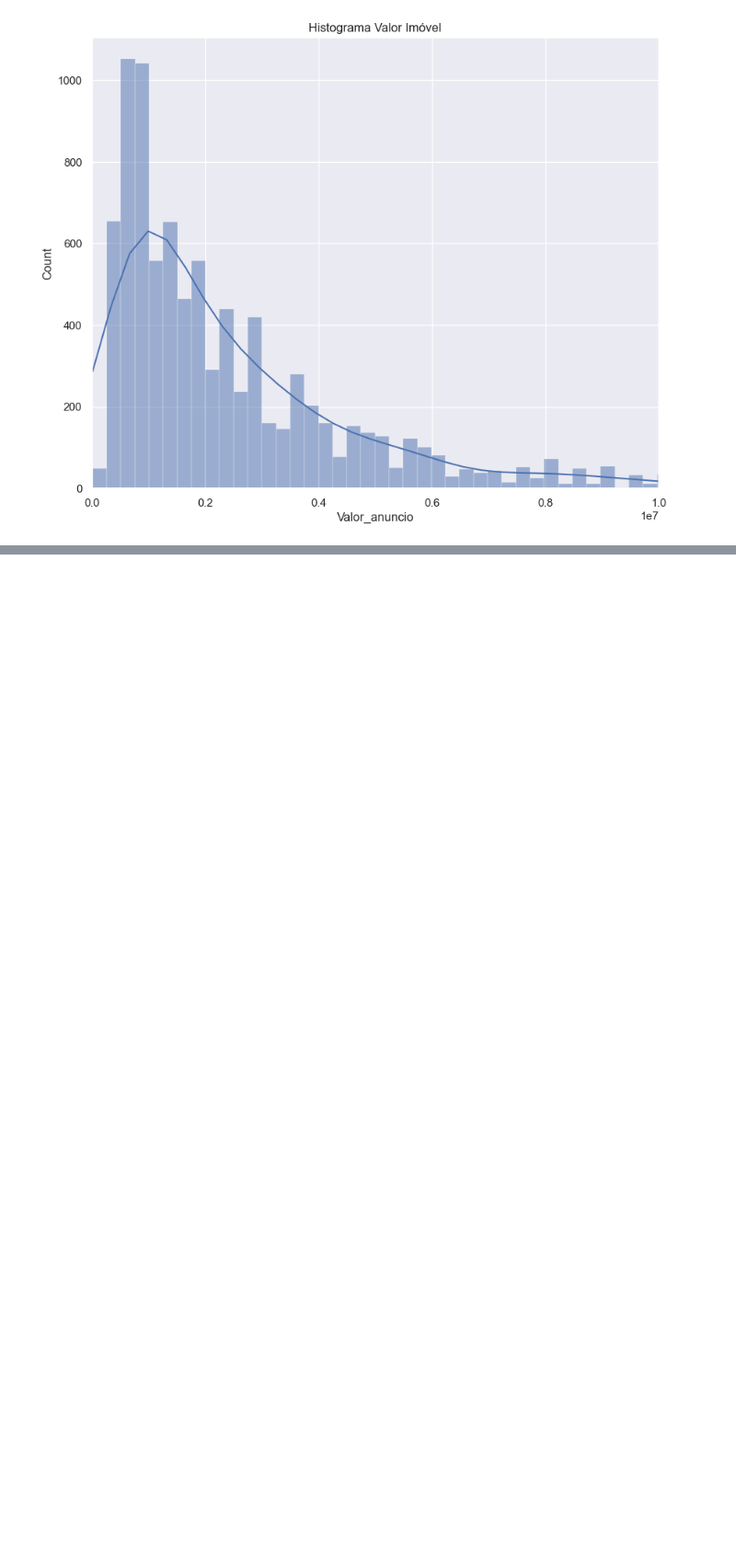
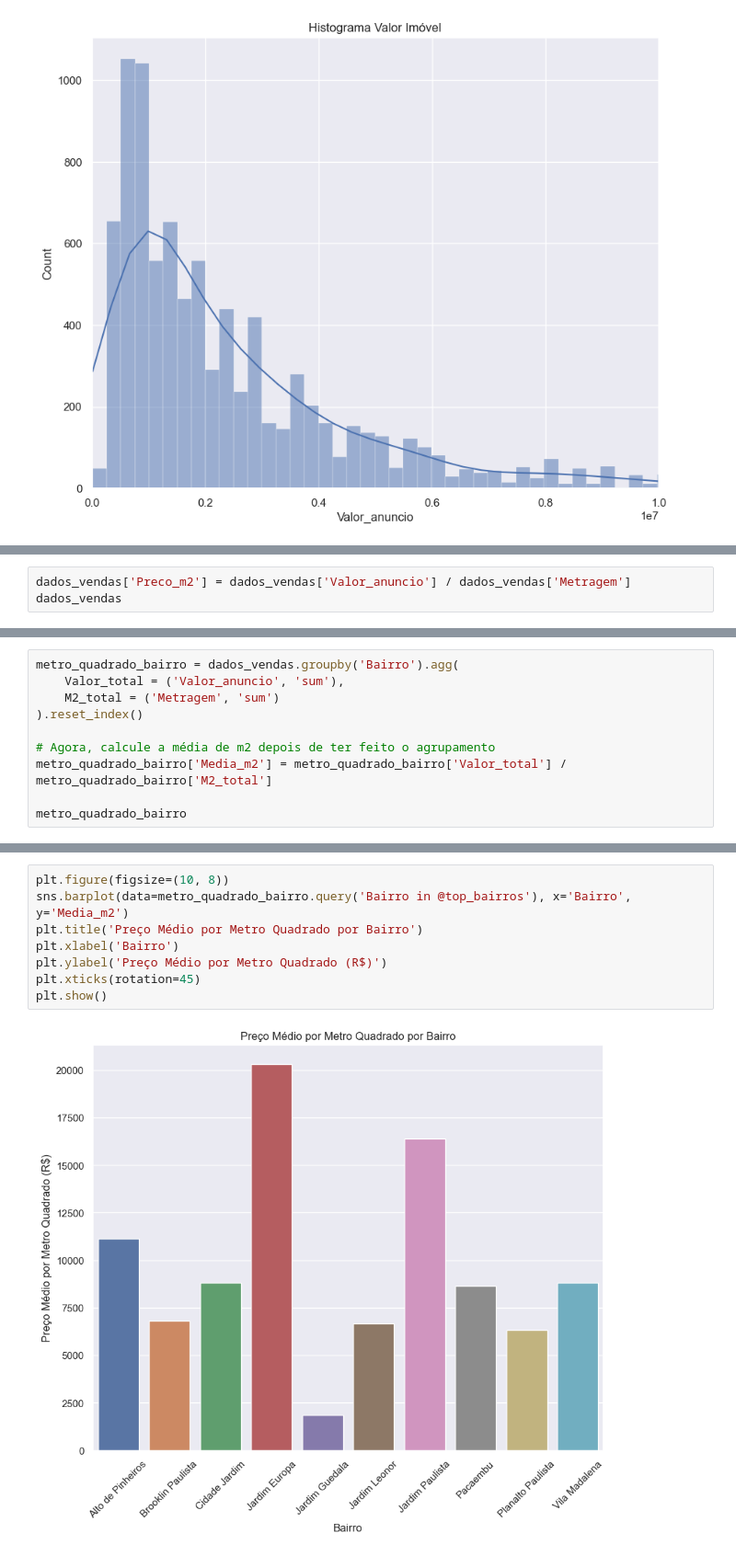
Before and after one commit to MatheusgMoreira/alura, a Jupyter notebook: Imersão Dados 4/imersao_dados_4.ipynb, the cells around one changed output, grey strips where cells are left out. Shown at 92% size. Saved outputs shown, nothing was run; the diff lists cells and outputs as text; blank space fills up the shorter version.

```diff
--- a/Imersão Dados 4/imersao_dados_4.ipynb
+++ b/Imersão Dados 4/imersao_dados_4.ipynb
@@ -335,0 +399,3 @@ plt.show()
+# %%
+dados_vendas['Preco_m2'] = dados_vendas['Valor_anuncio'] / dados_vendas['Metragem']
+dados_vendas
@@ -335,0 +421,10 @@ plt.show()
+# %%
+metro_quadrado_bairro = dados_vendas.groupby('Bairro').agg(
+    Valor_total = ('Valor_anuncio', 'sum'),
+    M2_total = ('Metragem', 'sum')
+).reset_index()
+
+# Agora, calcule a média de m2 depois de ter feito o agrupamento
+metro_quadrado_bairro['Media_m2'] = metro_quadrado_bairro['Valor_total'] / metro_quadrado_bairro['M2_total']
+
+metro_quadrado_bairro
@@ -335,0 +461,10 @@ plt.show()
+# %%
+plt.figure(figsize=(10, 8))
+sns.barplot(data=metro_quadrado_bairro.query('Bairro in @top_bairros'), x='Bairro', y='Media_m2')
+plt.title('Preço Médio por Metro Quadrado por Bairro')
+plt.xlabel('Bairro')
+plt.ylabel('Preço Médio por Metro Quadrado (R$)')
+plt.xticks(rotation=45)
+plt.show()
+# %% [output]
+[figure, added]
```
Also changed, not shown: parts of 19 cells of this notebook.
